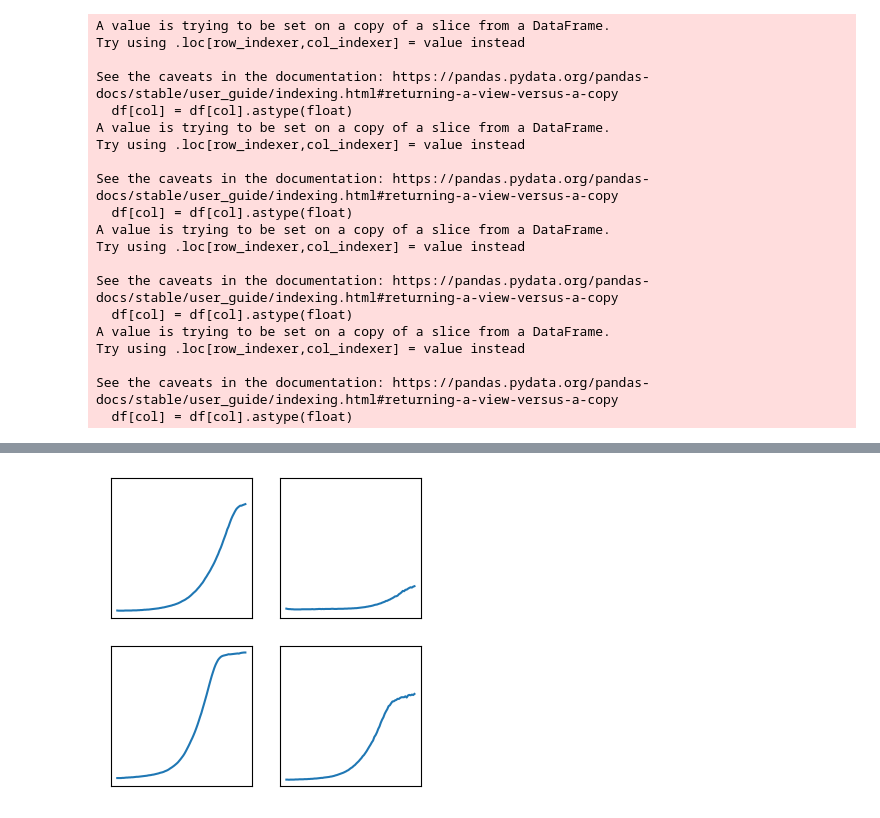
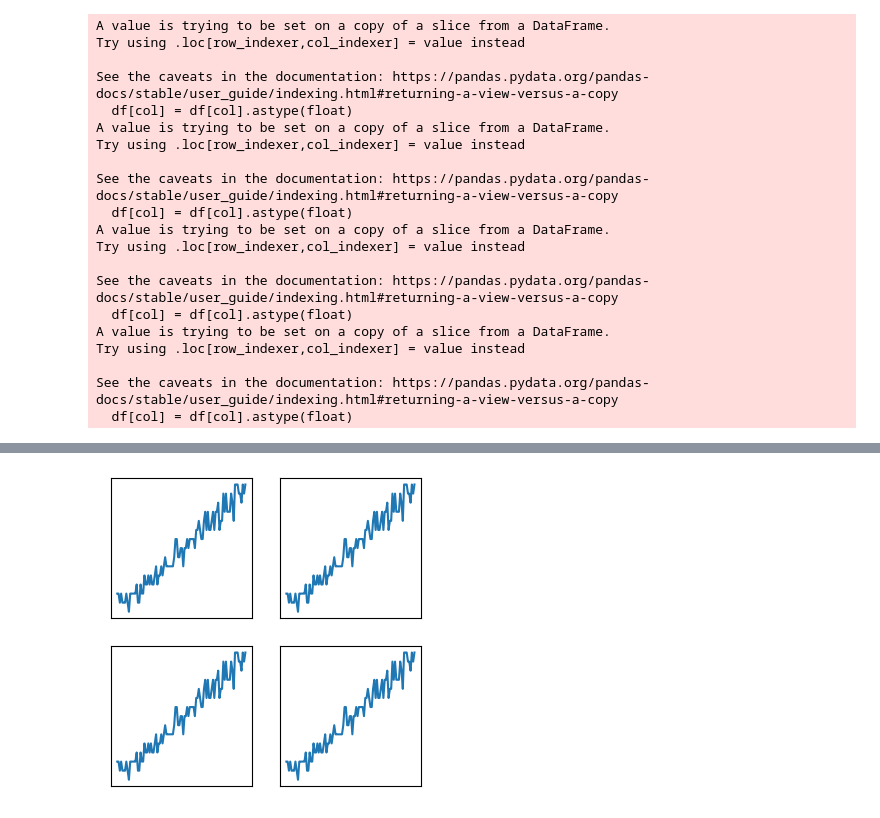
Before and after one commit to rutuja-gupte/sharp-pombe-fitness, a Jupyter notebook: Plotting Plates.ipynb, the cells around one changed output, grey strips where cells are left out. Cells and saved outputs as stored; diff of their text form; code cells hidden in the pictures.

```diff
--- a/Plotting Plates.ipynb
+++ b/Plotting Plates.ipynb
@@ -122,4 +111,4 @@ inspect_well(df9, 'K7', 'K17', 'H8', 'H18') #45, 45, 54, 54
-# %%
-inspect_well(df6, 'K7', 'K17', 'H8', 'H18') #45, 45, 54, 54
-# %% [output]
-[figure, removed]
+# %%
+inspect_well(df8, 'P24', 'P24', 'P24', 'P24')
+# %% [output]
+[figure, added]
```
Also changed, not shown: parts of 19 cells of this notebook, 2 other files.
